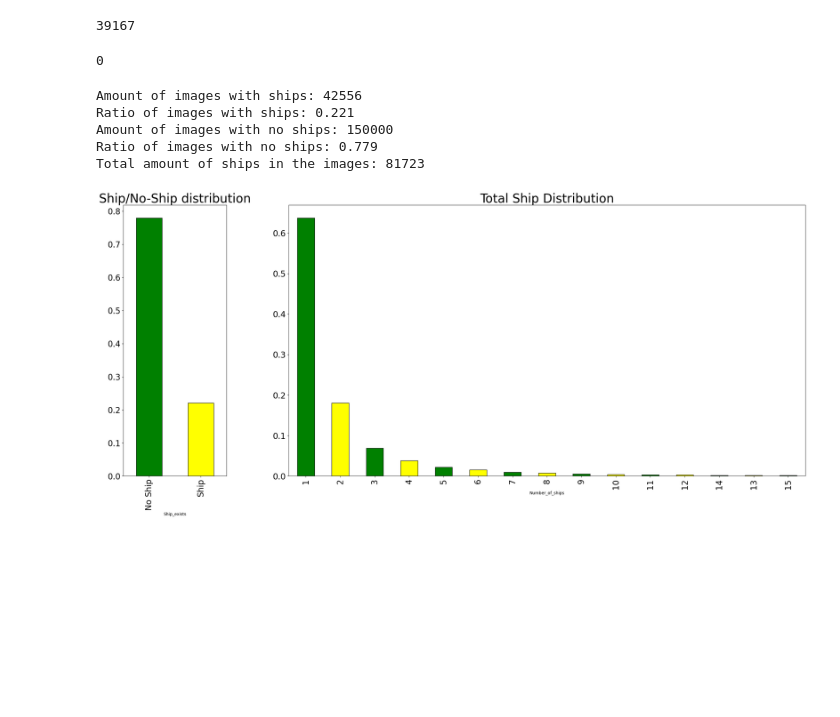
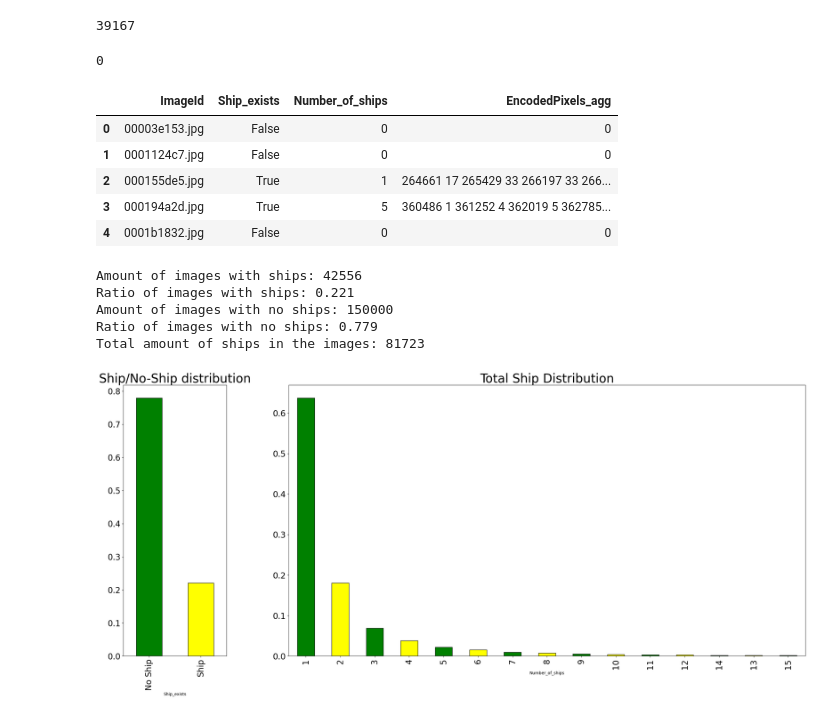
Before and after one commit to Romchyk-S/Airbus_ship_detection, a Jupyter notebook: airbus-ship-detection.ipynb, the cells around one changed output. Saved outputs shown, nothing was run; the diff lists cells and outputs as text; code cells hidden in the pictures; blank space fills up the shorter version.

```diff
--- a/airbus-ship-detection.ipynb
+++ b/airbus-ship-detection.ipynb
@@ -51,6 +52,15 @@ df1.columns = ['ImageId', 'Ship_exists', 'Number_of_ships', 'EncodedPixels_agg']
 df1['ImageId'].duplicated().sum()
 # %% [output]
 0
+# %%
+df1.head()
+# %% [output]
+|  | ImageId | Ship_exists | Number_of_ships | EncodedPixels_agg |
+| 0 | 00003e153.jpg | False | 0 | 0 |
+| 1 | 0001124c7.jpg | False | 0 | 0 |
+| 2 | 000155de5.jpg | True | 1 | 264661 17 265429 33 266197 33 266... |
+| 3 | 000194a2d.jpg | True | 5 | 360486 1 361252 4 362019 5 362785... |
+| 4 | 0001b1832.jpg | False | 0 | 0 |
 # %%
 amount_of_ship_images = df1['Ship_exists'].sum()
 amount_of_no_ship_images =  len(df1['ImageId']) - amount_of_ship_images
```
Also changed, not shown: parts of 2 cells of this notebook, 5 other files.
